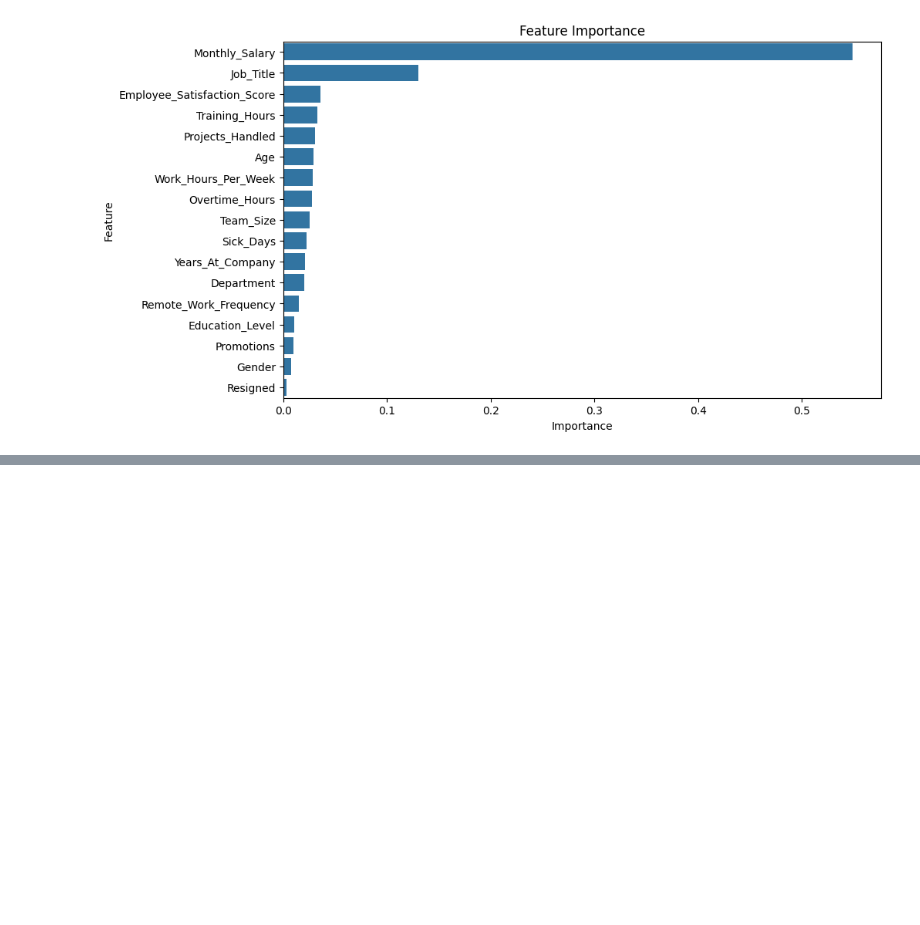
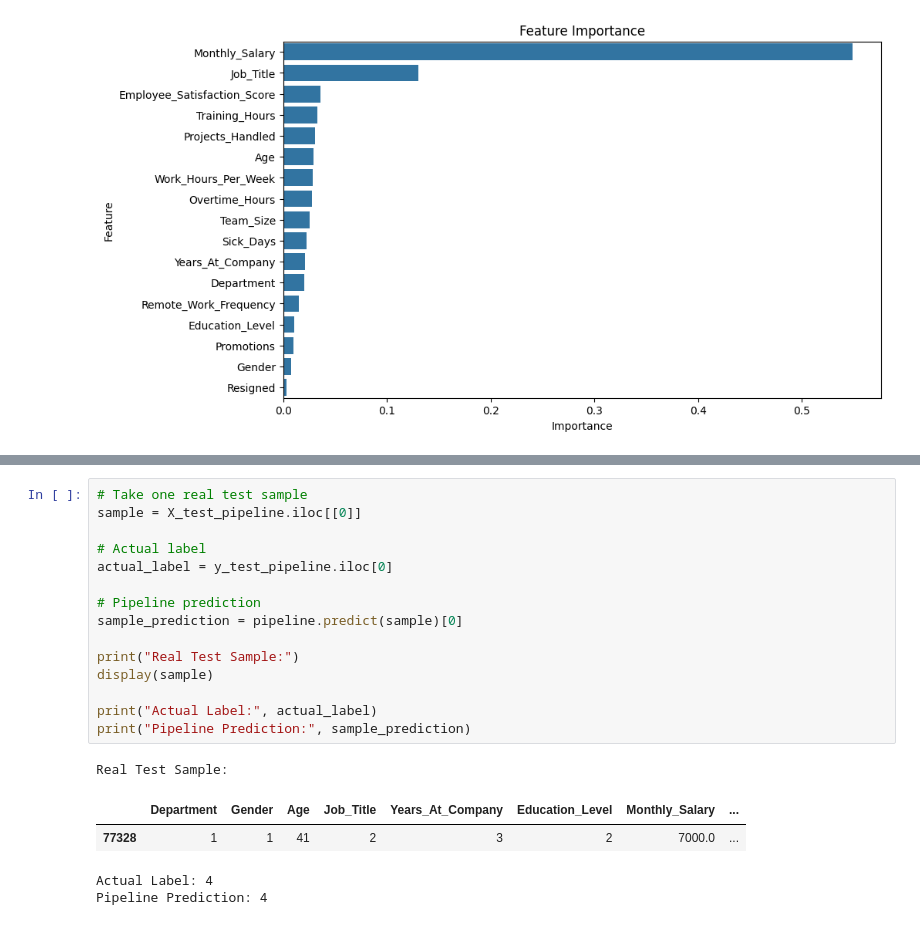
Before and after one commit to zain2262/Employee-Performance-Prediction-System, a Jupyter notebook: train_model.ipynb, the cells around one changed output, grey strips where cells are left out. Cells and saved outputs as stored; diff of their text form; blank space fills up the shorter version.

```diff
--- a/train_model.ipynb
+++ b/train_model.ipynb
@@ -444,0 +983,21 @@ plt.show()
+# %%
+# Take one real test sample
+sample = X_test_pipeline.iloc[[0]]
+
+# Actual label
+actual_label = y_test_pipeline.iloc[0]
+
+# Pipeline prediction
+sample_prediction = pipeline.predict(sample)[0]
+
+print("Real Test Sample:")
+display(sample)
+
+print("Actual Label:", actual_label)
+print("Pipeline Prediction:", sample_prediction)
+# %% [output]
+Real Test Sample:
+|  | Department | Gender | Age | Job_Title | Years_At_Company | Education_Level | Monthly_Salary | ... |
+| 77328 | 1 | 1 | 41 | 2 | 3 | 2 | 7000.0 | ... |
+Actual Label: 4
+Pipeline Prediction: 4
```
Also changed, not shown: parts of 30 cells of this notebook, 7 other files.
